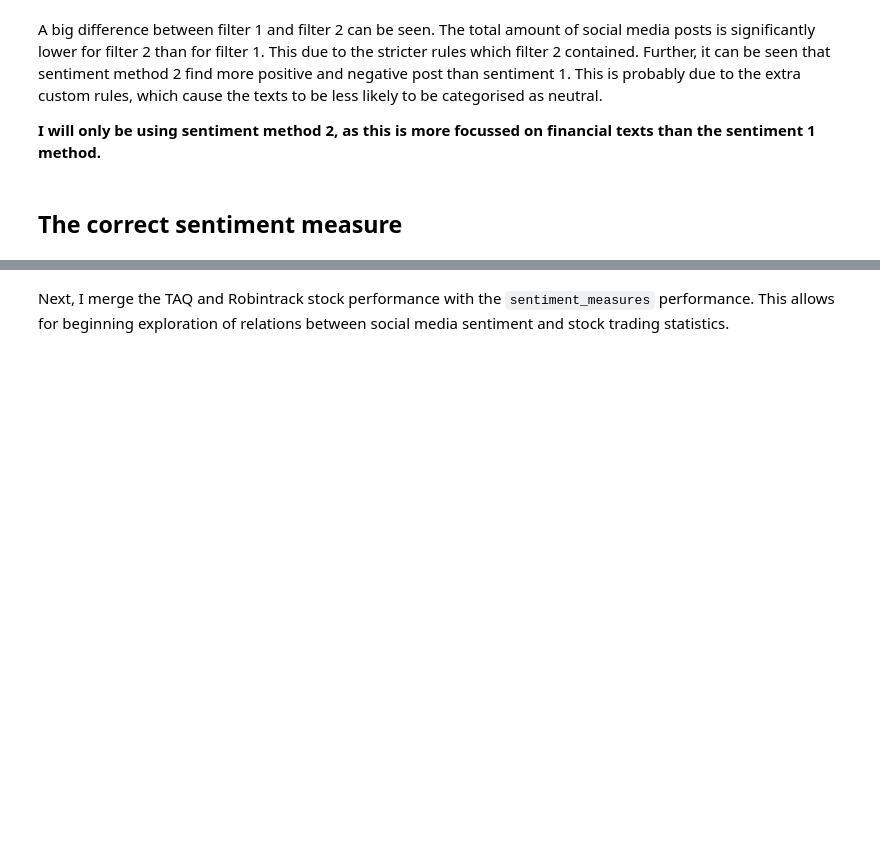
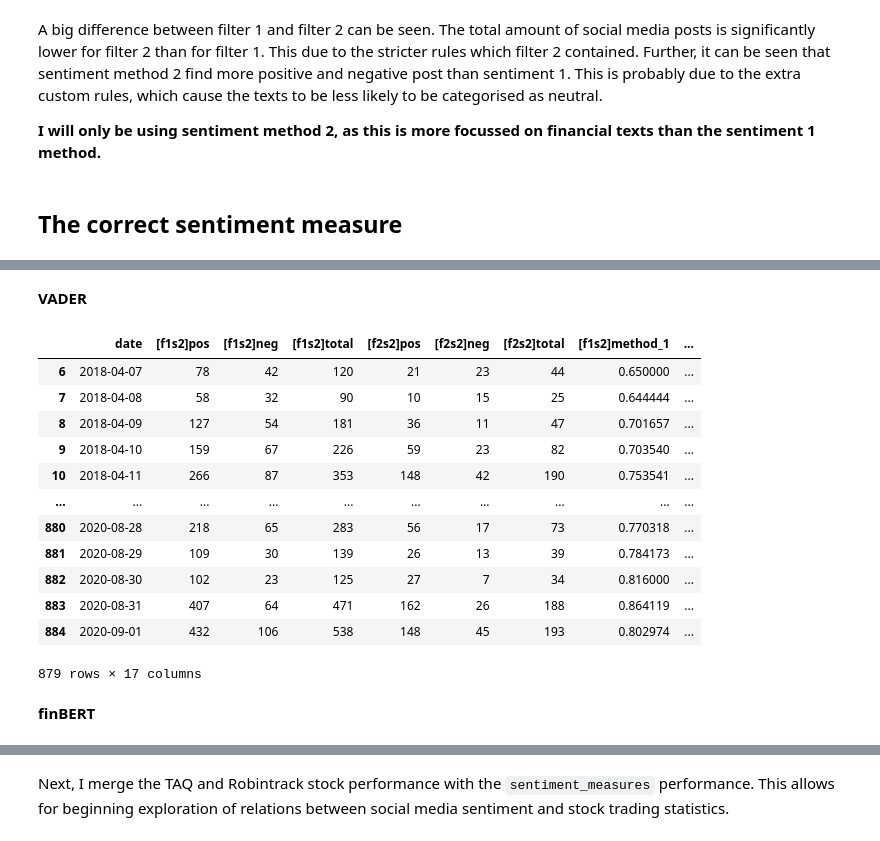
Before and after one commit to ceekoret/BMMTFI, a Jupyter notebook: thesis/data_source/twitter/Twitter data cleaning and sentiment.ipynb, the cells around one changed output, grey strips where cells are left out. Saved outputs shown, nothing was run; the diff lists cells and outputs as text; code cells hidden in the pictures; blank space fills up the shorter version.

```diff
--- a/thesis/data_source/twitter/Data cleaning and sentiment.ipynb
+++ b/thesis/data_source/twitter/Twitter data cleaning and sentiment.ipynb
@@ -330,0 +338,18 @@ sentiment_measures = calc_sent_measures(return_df)
+# %% [markdown]
+**VADER**
+# %%
+def calc_relative_vol(df):
+    df['[f1s2]rel_vol'] = df['[f1s2]total'] / df['[f1s2]total'].rolling(7).mean()
+    df['[f2s2]rel_vol'] = df['[f2s2]total'] / df['[f2s2]total'].rolling(7).mean()
+
+    # Dropping NA values
+    df.dropna(inplace=True)
+    return df
+# %%
+def calc_final_sent(df):
+    df['[f1s2M1]final_sent'] = df['[f1s2]method_1'] * df['[f1s2]rel_vol']
+    df['[f1s2M3]final_sent'] = df['[f1s2]method_3'] * df['[f1s2]rel_vol']
+    df['[f2s2M1]final_sent'] = df['[f2s2]method_1'] * df['[f2s2]rel_vol']
+    df['[f2s2M3]final_sent'] = df['[f2s2]method_3'] * df['[f2s2]rel_vol']
+
+    return df
@@ -330,0 +377,22 @@ sentiment_measures = calc_sent_measures(return_df)
+# %%
+csv_path = r"E:\Users\Christiaan\Large_Files\Thesis\Twitter\sentiment\VADER\AAPL.csv"
+df = pd.read_csv(csv_path)
+df = calc_relative_vol(df)
+df = calc_final_sent(df)
+df
+# %% [output]
+|  | date | [f1s2]pos | [f1s2]neg | [f1s2]total | [f2s2]pos | [f2s2]neg | [f2s2]total | [f1s2]method_1 | ... |
+| 6 | 2018-04-07 | 78 | 42 | 120 | 21 | 23 | 44 | 0.650000 | ... |
+| 7 | 2018-04-08 | 58 | 32 | 90 | 10 | 15 | 25 | 0.644444 | ... |
+| 8 | 2018-04-09 | 127 | 54 | 181 | 36 | 11 | 47 | 0.701657 | ... |
+| 9 | 2018-04-10 | 159 | 67 | 226 | 59 | 23 | 82 | 0.703540 | ... |
+| 10 | 2018-04-11 | 266 | 87 | 353 | 148 | 42 | 190 | 0.753541 | ... |
+| ... | ... | ... | ... | ... | ... | ... | ... | ... | ... |
+| 880 | 2020-08-28 | 218 | 65 | 283 | 56 | 17 | 73 | 0.770318 | ... |
+| 881 | 2020-08-29 | 109 | 30 | 139 | 26 | 13 | 39 | 0.784173 | ... |
+| 882 | 2020-08-30 | 102 | 23 | 125 | 27 | 7 | 34 | 0.816000 | ... |
+| 883 | 2020-08-31 | 407 | 64 | 471 | 162 | 26 | 188 | 0.864119 | ... |
+| 884 | 2020-09-01 | 432 | 106 | 538 | 148 | 45 | 193 | 0.802974 | ... |
+879 rows × 17 columns
+# %% [markdown]
+**finBERT**
```
Also changed, not shown: parts of 13 cells of this notebook, 2 other files.
